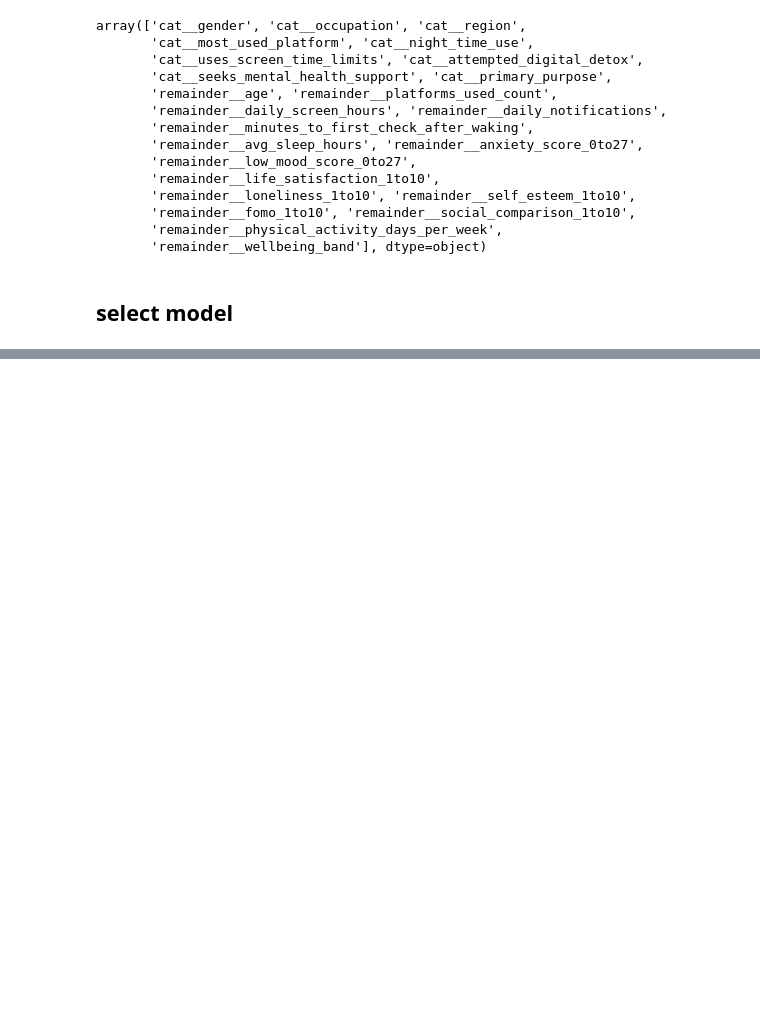
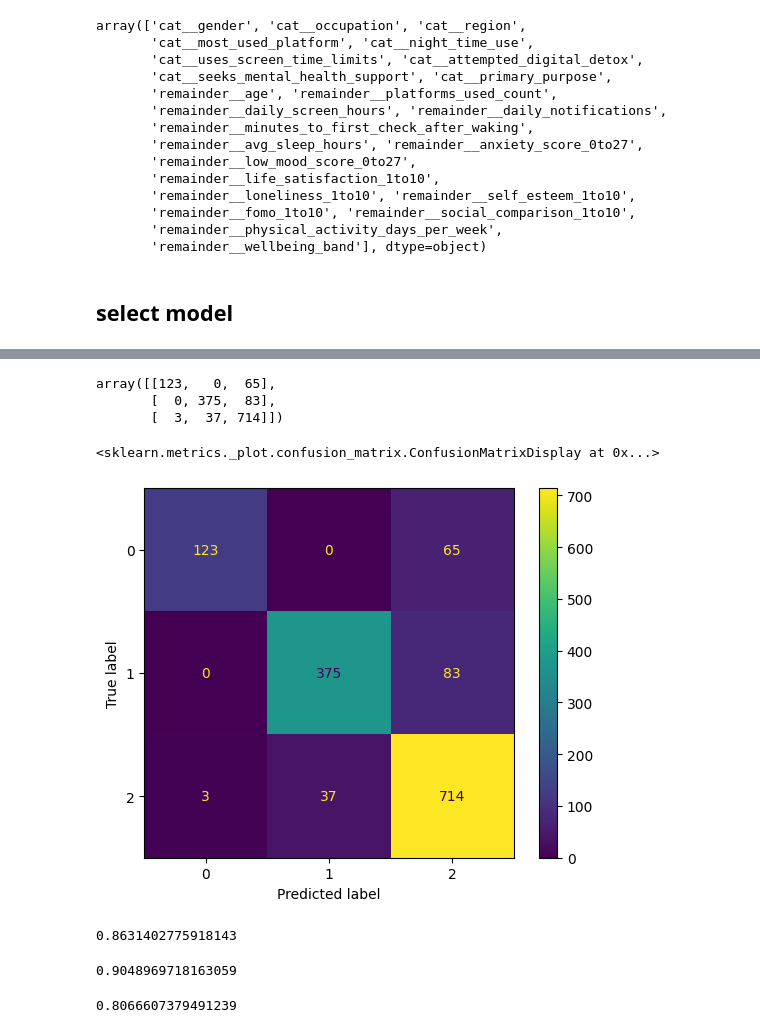
Before and after one commit to fernandyan/MyGoogleColab, a Jupyter notebook: fernand_flask.ipynb, the cells around one changed output, grey strips where cells are left out. Cells and saved outputs as stored; diff of their text form; code cells hidden in the pictures; blank space fills up the shorter version.

```diff
--- a/fernand_flask.ipynb
+++ b/fernand_flask.ipynb
@@ -476,0 +427,4 @@ final_mlp.score(X_test, y_test)
+# %%
+# y_pred = rfc.predict(X_test)
+y_pred = svm.predict(X_test)
+y_pred
@@ -476,0 +450,23 @@ final_mlp.score(X_test, y_test)
+# %%
+confusion_matrix(y_test, y_pred)
+# %% [output]
+array([[123,   0,  65],
+       [  0, 375,  83],
+       [  3,  37, 714]])
+# %%
+ConfusionMatrixDisplay(confusion_matrix(y_test, y_pred)).plot()
+# %% [output]
+<sklearn.metrics._plot.confusion_matrix.ConfusionMatrixDisplay at 0x...>
+[figure, added]
+# %%
+f1_score(y_test, y_pred, average='weighted')
+# %% [output]
+0.8631402775918143
+# %%
+precision_score(y_test, y_pred, average='macro')
+# %% [output]
+0.9048969718163059
+# %%
+recall_score(y_test, y_pred, average='macro')
+# %% [output]
+0.8066607379491239
```
Also changed, not shown: parts of 9 cells of this notebook.
